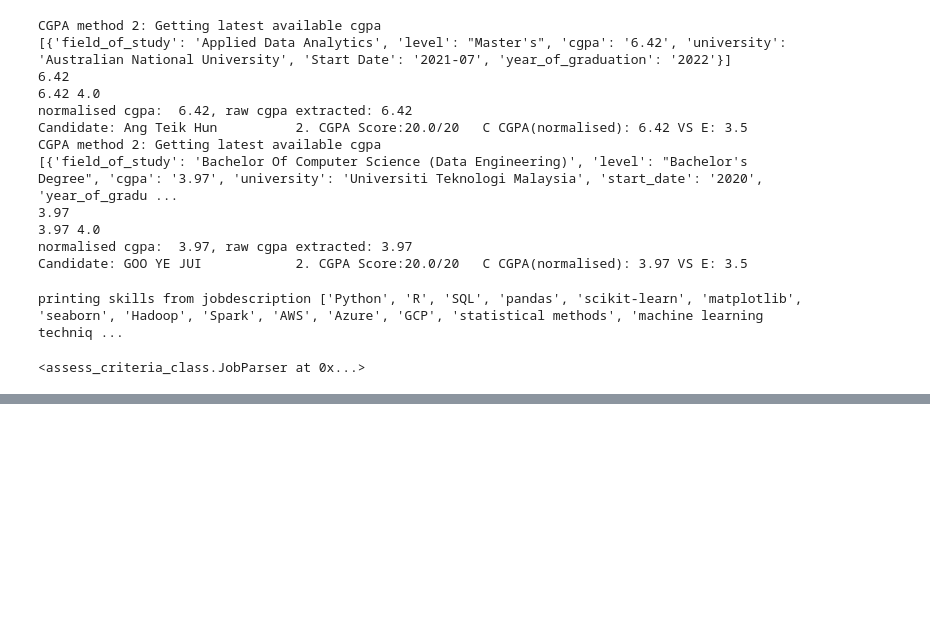
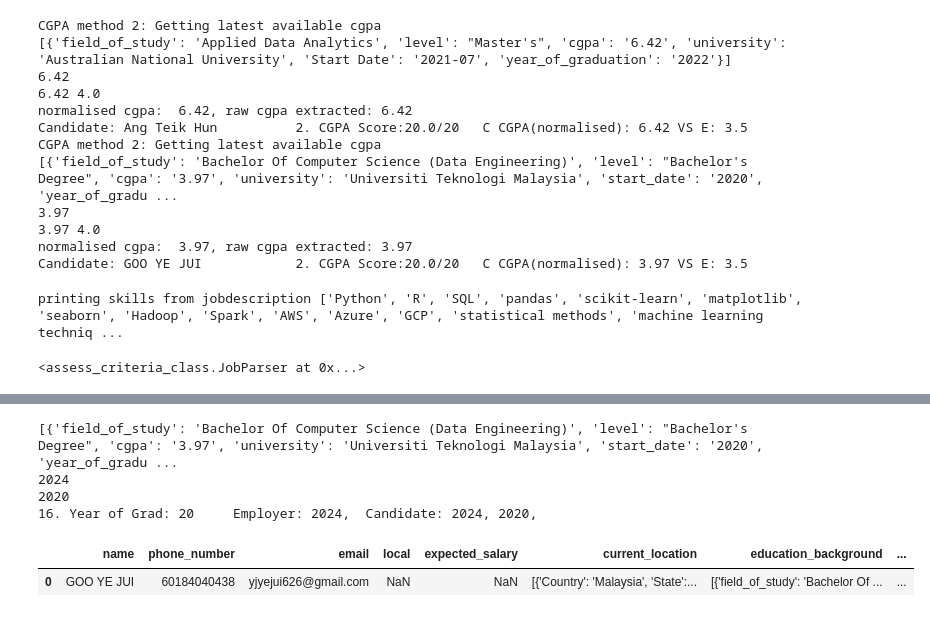
Before and after one commit to CthreeP0/Rag_project, a Jupyter notebook: fyp.ipynb, the cells around one changed output, grey strips where cells are left out. Drawn from its saved outputs; the diff is of its cells as text; code cells hidden in the pictures; blank space fills up the shorter version.

```diff
--- a/fyp.ipynb
+++ b/fyp.ipynb
@@ -434,0 +1367,3 @@ def evaluate_skill_groups(self,data_dict,input,weightage):
+# %%
+input = "CFA, Microsoft Certified: Azure AI Fundamentals"
+data_dict['expected_salary_score'] = data_dict.apply(lambda row: evaluate_prof_cert_phrase(row, input,10), axis=1)
@@ -434,0 +1383,45 @@ def evaluate_skill_groups(self,data_dict,input,weightage):
+# %%
+def evaluate_year_grad_score(data_dict, input_year, weightage):
+    out_yr_grad  =  0
+
+    if 'education_background' not in data_dict:
+        print("No educational background provided.")
+        return "No educational background provided.",0
+    else:
+        # Sort education background by year of graduation once, after preprocessing
+        data_list = ast.literal_eval(data_dict.education_background)
+        print(data_list)
+        data_list.sort(key=lambda x: int(x['year_of_graduation']), reverse=True)
+        # Preprocess and validate year of graduation entries
+        res = ""
+        for edu in data_list:
+            year_of_graduation = str(edu['year_of_graduation'])  # Ensure it's a string for comparison
+            print(year_of_graduation)
+            if not year_of_graduation.isdigit() and year_of_graduation.lower() not in ['present', 'current']:
+                edu['year_of_graduation'] = 'N/A'
+            elif year_of_graduation.lower() in ['present', 'current']:
+                edu['year_of_graduation'] = 'Still Studying'
+
+            year_of_graduation = str(edu['year_of_graduation'])
+            res += year_of_graduation + ", "
+            if year_of_graduation == input_year:
+                out_yr_grad = weightage
+
+        # Print the result
+        res = res if res else "Not Specified"
+        print(f"16. Year of Grad: {out_yr_grad}\t Employer: {input_year},  Candidate: {res}")
+
+    return res,out_yr_grad
+# %%
+input = "2024"
+data_dict[['year_of_graduation', 'year_of_graduation_score']] = data_dict.apply(lambda row: pd.Series(evaluate_year_grad_score(row, input, 20)), axis=1)
+# %% [output]
+[{'field_of_study': 'Bachelor Of Computer Science (Data Engineering)', 'level': "Bachelor's Degree", 'cgpa': '3.97', 'university': 'Universiti Teknologi Malaysia', 'start_date': '2020', 'year_of_gradu ...
+2024
+2020
+16. Year of Grad: 20     Employer: 2024,  Candidate: 2024, 2020,
+# %%
+data_dict
+# %% [output]
+|  | name | phone_number | email | local | expected_salary | current_location | education_background | ... |
+| 0 | GOO YE JUI | 60184040438 | yjyejui626@gmail.com | NaN | NaN | [{'Country': 'Malaysia', 'State':... | [{'field_of_study': 'Bachelor Of ... | ... |
```
Also changed, not shown: parts of 30 cells of this notebook, 7 other files.
